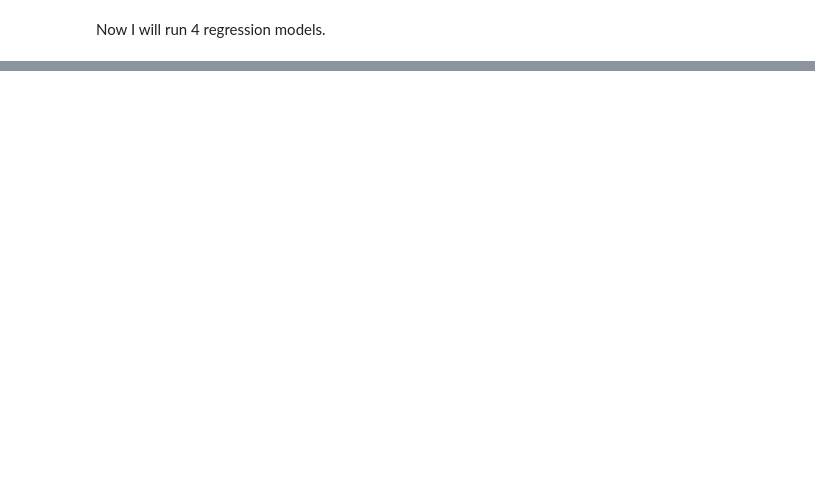
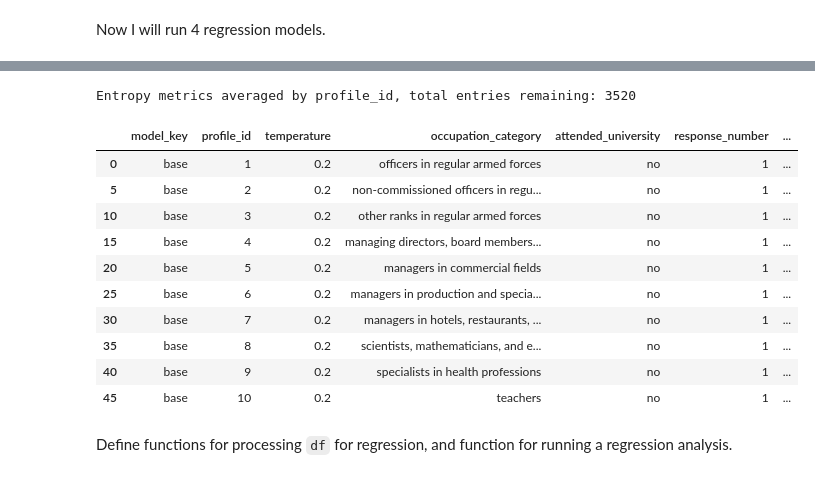
Before and after one commit to manthangadhia/occupational_bias_llms, a Jupyter notebook: scripts/given_analysis.ipynb, the cells around one changed output, grey strips where cells are left out. Drawn from its saved outputs; the diff is of its cells as text; code cells hidden in the pictures; blank space fills up the shorter version.

Commit message:
Cleaner regression analysis implementation for "given" prompt cases

```diff
--- a/scripts/given_analysis.ipynb
+++ b/scripts/given_analysis.ipynb
@@ -178,0 +159,25 @@ temperature              0.2663      0.526      0.507      0.612      -0.764
+# %%
+# Run preprocessing steps:
+# Group by profile_id and average the entropy metrics
+entropy_cols = ['mean_entropy_nucleus', 'mean_entropy']
+combined_df[entropy_cols] = combined_df.groupby(['profile_id', 'model_key', 'temperature'])[entropy_cols].transform('mean')
+# Drop duplicate rows
+linreg_df = combined_df.drop_duplicates(subset=['profile_id', 'model_key', 'temperature'])
+
+print(f"Entropy metrics averaged by profile_id, total entries remaining: {linreg_df.shape[0]}")
+linreg_df.head(10)
+# %% [output]
+Entropy metrics averaged by profile_id, total entries remaining: 3520
+|  | model_key | profile_id | temperature | occupation_category | attended_university | response_number | ... |
+| 0 | base | 1 | 0.2 | officers in regular armed forces | no | 1 | ... |
+| 5 | base | 2 | 0.2 | non-commissioned officers in regu... | no | 1 | ... |
+| 10 | base | 3 | 0.2 | other ranks in regular armed forces | no | 1 | ... |
+| 15 | base | 4 | 0.2 | managing directors, board members... | no | 1 | ... |
+| 20 | base | 5 | 0.2 | managers in commercial fields | no | 1 | ... |
+| 25 | base | 6 | 0.2 | managers in production and specia... | no | 1 | ... |
+| 30 | base | 7 | 0.2 | managers in hotels, restaurants, ... | no | 1 | ... |
+| 35 | base | 8 | 0.2 | scientists, mathematicians, and e... | no | 1 | ... |
+| 40 | base | 9 | 0.2 | specialists in health professions | no | 1 | ... |
+| 45 | base | 10 | 0.2 | teachers | no | 1 | ... |
+# %% [markdown]
+Define functions for processing `df` for regression, and function for running a regression analysis.
```
Also changed, not shown: parts of 15 cells of this notebook.
